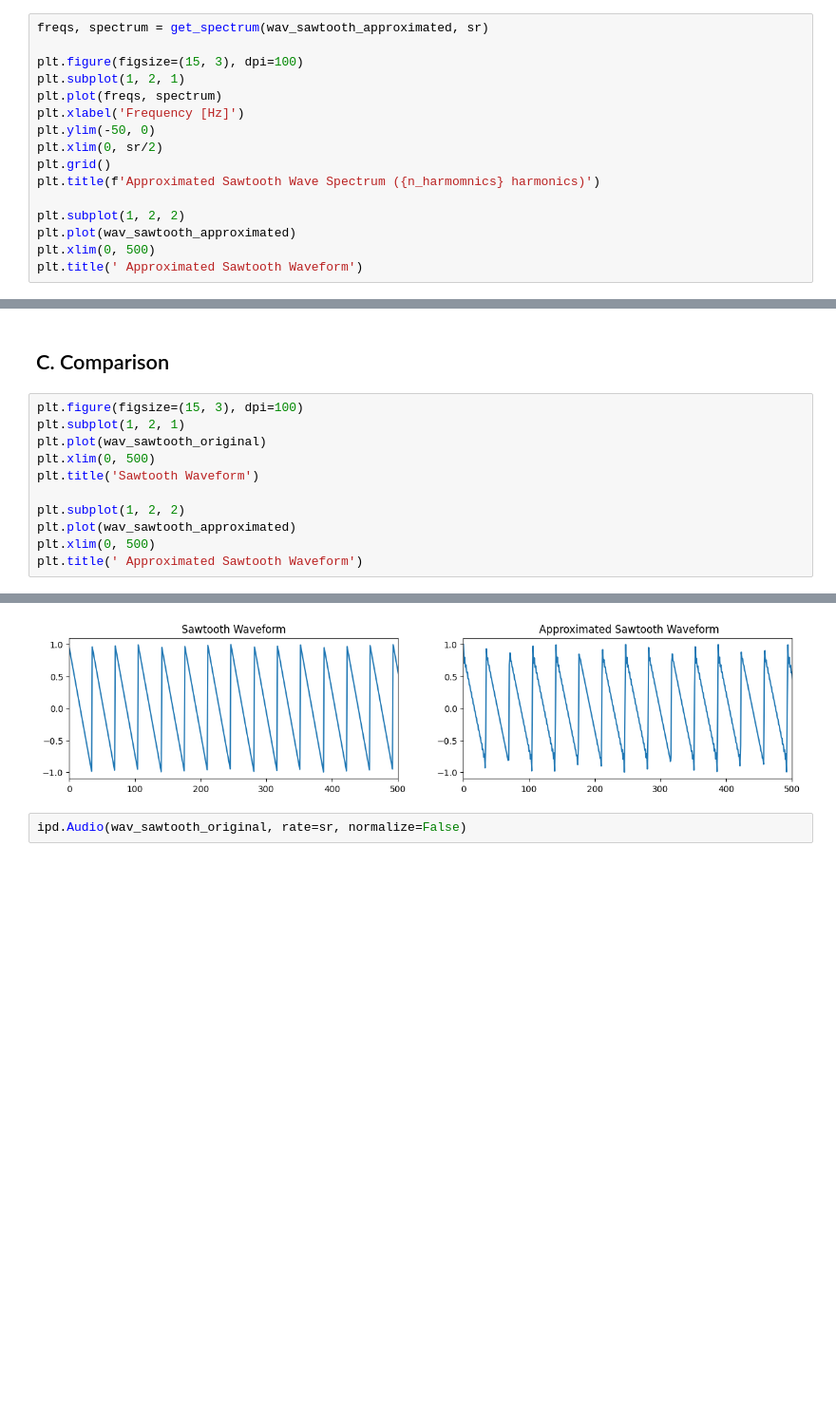
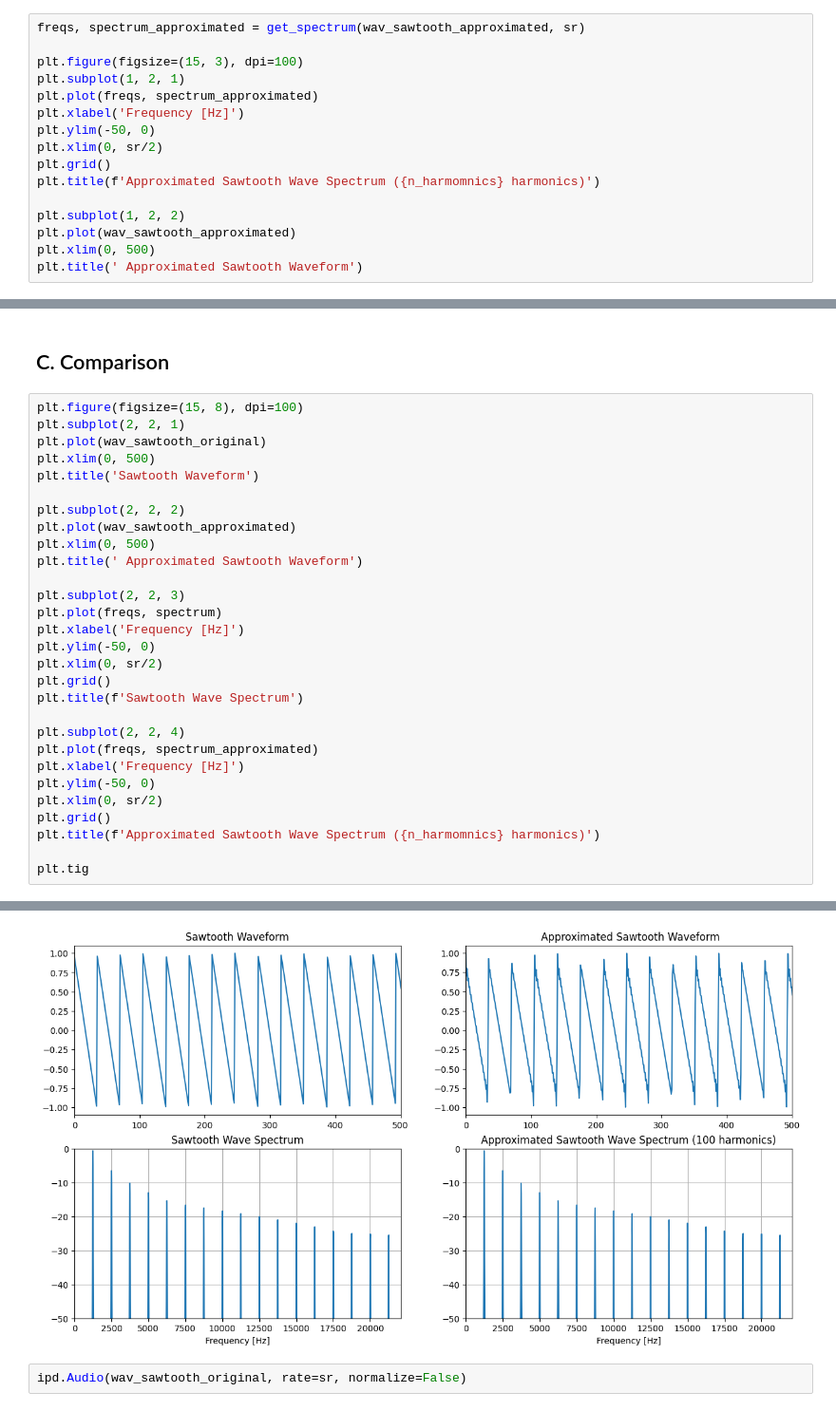
Before and after one commit to YatingMusic/ddsp-singing-vocoders, a Jupyter notebook: docs/synth_demo.ipynb, the cells around one changed output, grey strips where cells are left out. Shown: that part at 95% size. Saved outputs shown, nothing was run; the diff lists cells and outputs as text; blank space fills up the shorter version.

```diff
--- a/docs/synth_demo.ipynb
+++ b/docs/synth_demo.ipynb
@@ -235,11 +235,11 @@ wav_sawtooth_approximated = harmonic_synthesizer(
 # %% [output]
 [H]  n_harmonics: 100
 # %%
-freqs, spectrum = get_spectrum(wav_sawtooth_approximated, sr)
+freqs, spectrum_approximated = get_spectrum(wav_sawtooth_approximated, sr)
 
 plt.figure(figsize=(15, 3), dpi=100)
 plt.subplot(1, 2, 1)
-plt.plot(freqs, spectrum)
+plt.plot(freqs, spectrum_approximated)
 plt.xlabel('Frequency [Hz]')
 plt.ylim(-50, 0)
 plt.xlim(0, sr/2)
@@ -256,14 +256,32 @@ Text(0.5, 1.0, ' Approximated Sawtooth Waveform')
 # %% [markdown]
 ## C. Comparison
 # %%
-plt.figure(figsize=(15, 3), dpi=100)
-plt.subplot(1, 2, 1)
+plt.figure(figsize=(15, 8), dpi=100)
+plt.subplot(2, 2, 1)
 plt.plot(wav_sawtooth_original)
 plt.xlim(0, 500)
 plt.title('Sawtooth Waveform')
 
-plt.subplot(1, 2, 2)
+plt.subplot(2, 2, 2)
 plt.plot(wav_sawtooth_approximated)
 plt.xlim(0, 500)
 plt.title(' Approximated Sawtooth Waveform')
+
+plt.subplot(2, 2, 3)
+plt.plot(freqs, spectrum)
+plt.xlabel('Frequency [Hz]')
+plt.ylim(-50, 0)
+plt.xlim(0, sr/2)
+plt.grid()
+plt.title(f'Sawtooth Wave Spectrum')
+
+plt.subplot(2, 2, 4)
+plt.plot(freqs, spectrum_approximated)
+plt.xlabel('Frequency [Hz]')
+plt.ylim(-50, 0)
+plt.xlim(0, sr/2)
+plt.grid()
+plt.title(f'Approximated Sawtooth Wave Spectrum ({n_harmomnics} harmonics)')
+
+plt.tig
 # %% [output]
@@ -271,4 +289,4 @@ Text(0.5, 1.0, ' Approximated Sawtooth Waveform')
-[figure, old version]
+[figure, new version]
 # %%
 ipd.Audio(wav_sawtooth_original, rate=sr, normalize=False)
 # %% [output]
```
Also changed, not shown: parts of 1 cell of this notebook.
